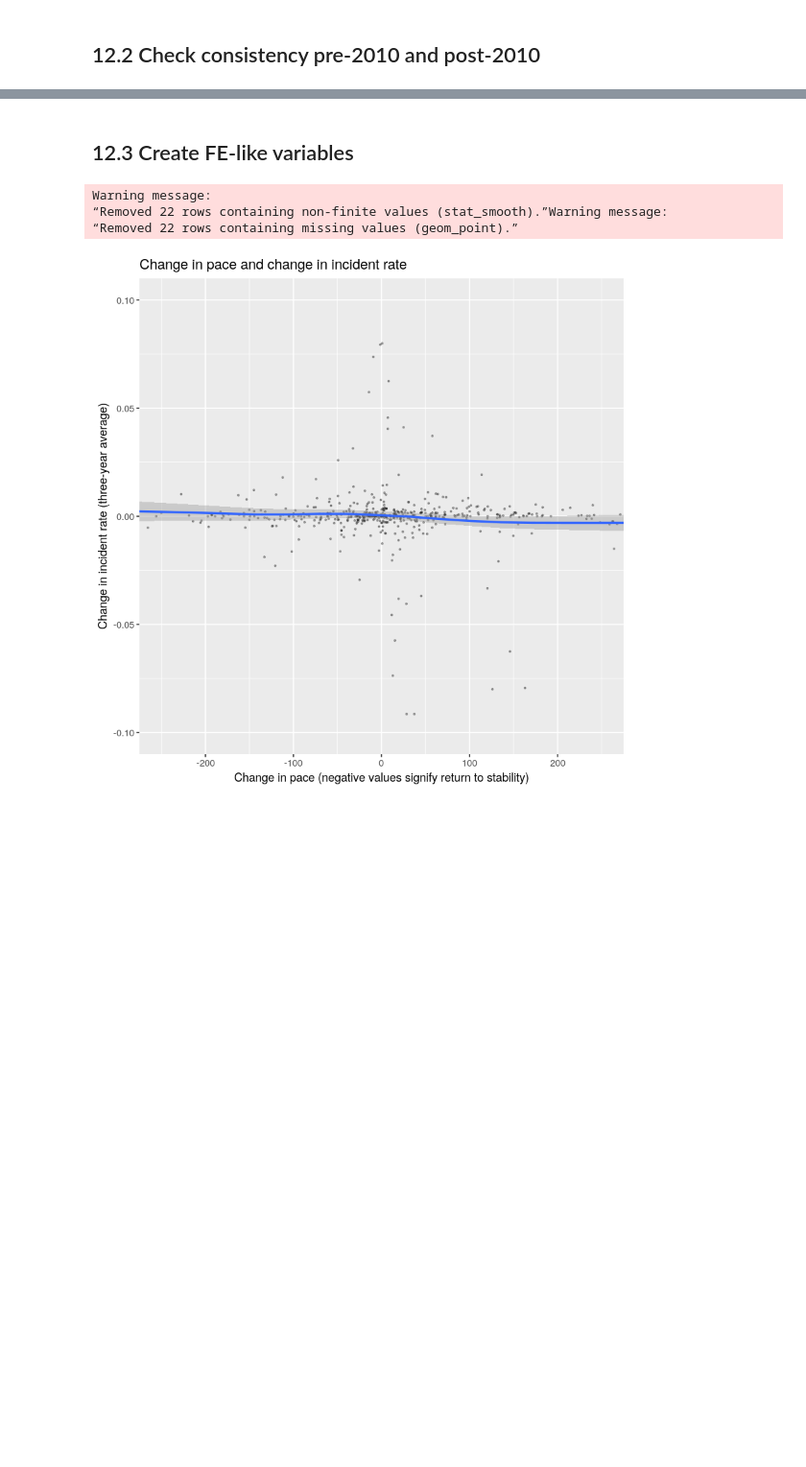
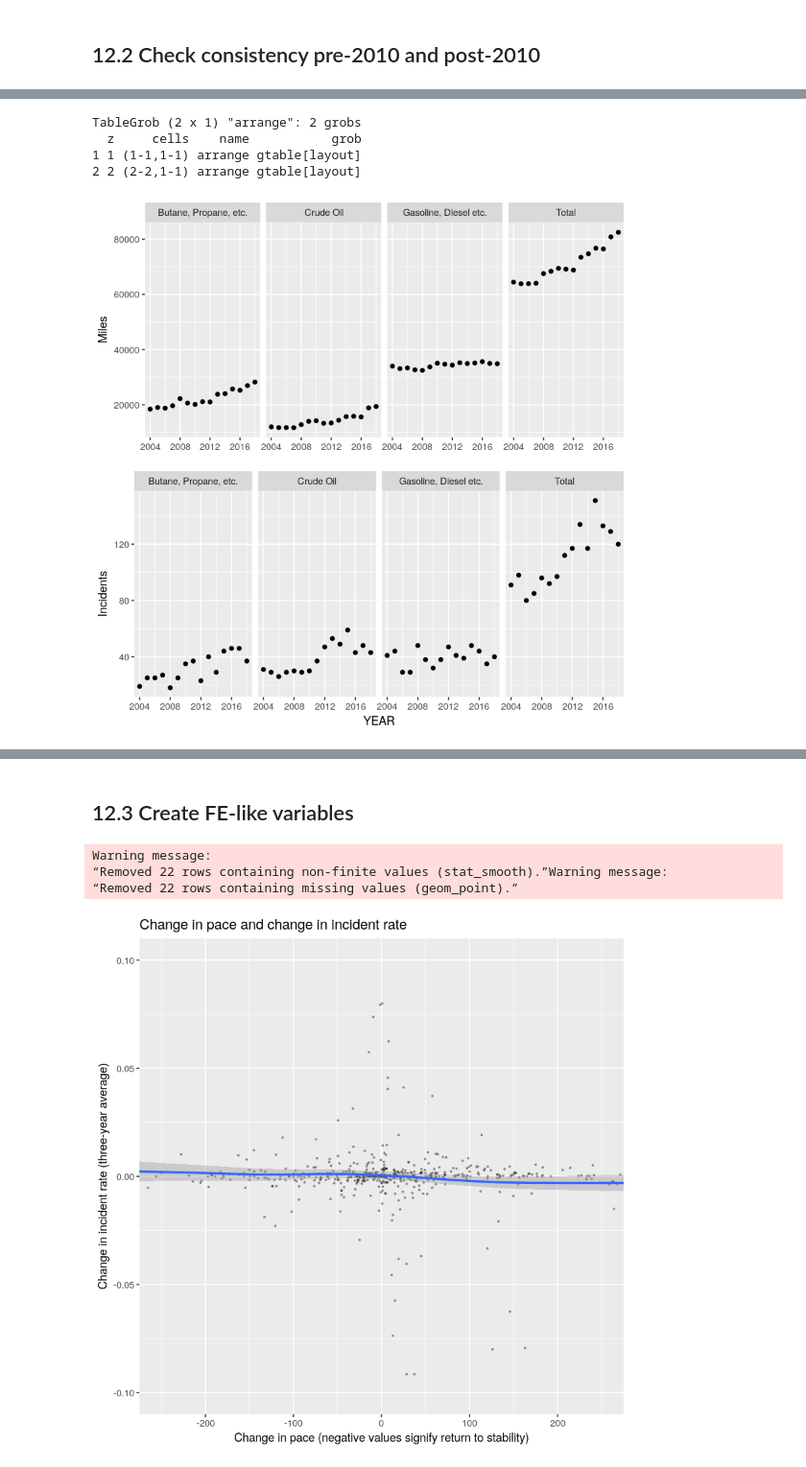
Before and after one commit to julianbarg/oil_industry, a Jupyter notebook: workbooks/12r_data_exploratino_graphs.ipynb, the cells around one changed output, grey strips where cells are left out. Shown: that part at 96% size. Saved outputs shown, nothing was run; the diff lists cells and outputs as text; code cells hidden in the pictures; blank space fills up the shorter version.

```diff
--- a/workbooks/12r_data_exploratino_graphs.ipynb
+++ b/workbooks/12r_data_exploratino_graphs.ipynb
@@ -85,0 +92,32 @@ sample %>%
+# %%
+complete <- select(sample_consolidated, YEAR, OPERATOR_ID, MILES, SIGNIFICANT_INCIDENTS, COMMODITY)
+complete <- sample_consolidated[complete.cases(complete), ]
+complete_duplicate <- complete
+complete_duplicate$COMMODITY <- "Total"
+complete <- rbind(complete, complete_duplicate)
+
+plot1 <- complete %>%
+    group_by(YEAR, COMMODITY) %>%
+    summarize(Miles=sum(MILES)) %>%
+    mutate(COMMODITY = recode(COMMODITY, `crude` = "Crude Oil", `hvl` = "Butane, Propane, etc.", `non-hvl` = "Gasoline, Diesel etc.")) %>%
+    ggplot(aes(x=YEAR, y=Miles)) +
+        geom_point() +
+        facet_wrap(~COMMODITY, ncol=4) +
+    labs(x=element_blank())
+
+plot2 <- complete %>%
+    group_by(YEAR, COMMODITY) %>%
+    summarize(Incidents=sum(SIGNIFICANT_INCIDENTS)) %>%
+    mutate(COMMODITY = recode(COMMODITY, `crude` = "Crude Oil", `hvl` = "Butane, Propane, etc.", `non-hvl` = "Gasoline, Diesel etc.")) %>%
+    ggplot(aes(x=YEAR, y=Incidents)) +
+        geom_point() +
+        facet_wrap(~COMMODITY, ncol=4)
+
+plot_combined <- gridExtra::grid.arrange(plot1, plot2)
+print(plot_combined)
+# %% [output]
+TableGrob (2 x 1) "arrange": 2 grobs
+  z     cells    name           grob
+1 1 (1-1,1-1) arrange gtable[layout]
+2 2 (2-2,1-1) arrange gtable[layout]
+[figure, added]
```
Also changed, not shown: parts of 6 cells of this notebook.
